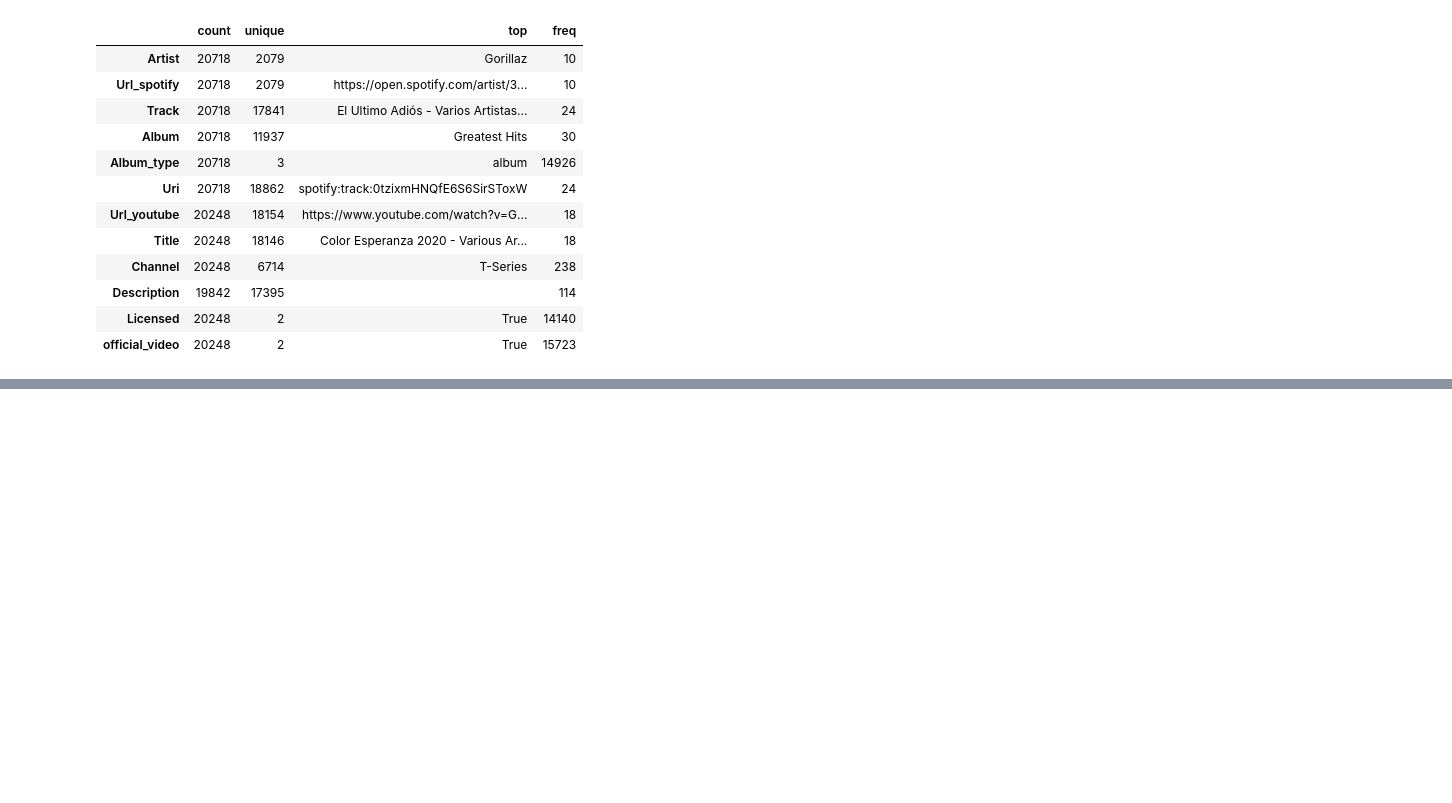
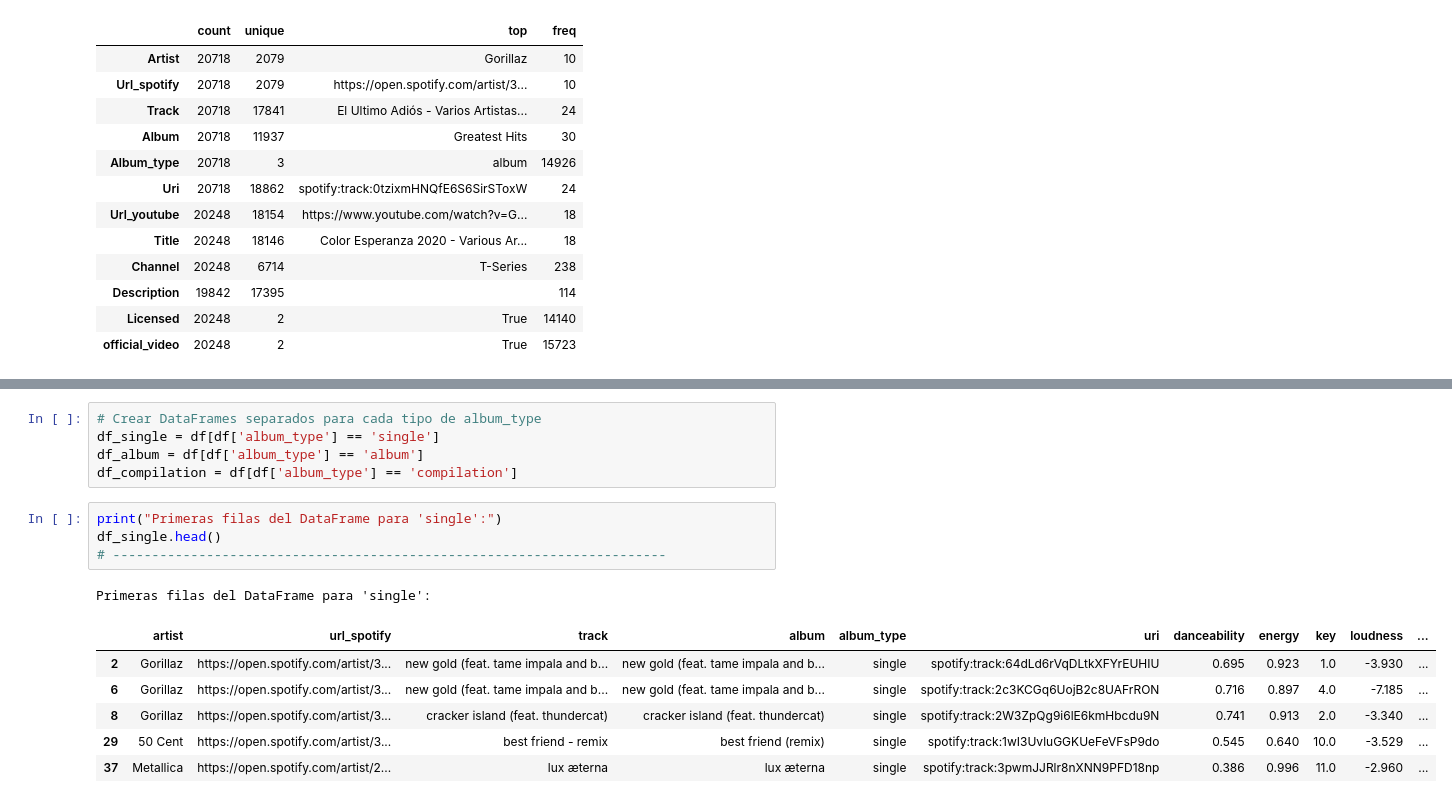
Before and after one commit to TeresaAdalab/Modu-3-Evaluaci-n-Intermedia, a Jupyter notebook: Evalución Intermedia Modulo 3.ipynb, the cells around one changed output, grey strips where cells are left out. Cells and saved outputs as stored; diff of their text form; blank space fills up the shorter version.

```diff
--- a/Evalución Intermedia Modulo 3.ipynb
+++ b/Evalución Intermedia Modulo 3.ipynb
@@ -187,0 +292,17 @@ estadisticos_categoricos
+# %%
+# Crear DataFrames separados para cada tipo de album_type
+df_single = df[df['album_type'] == 'single']
+df_album = df[df['album_type'] == 'album']
+df_compilation = df[df['album_type'] == 'compilation']
+# %%
+print("Primeras filas del DataFrame para 'single':")
+df_single.head()
+# -----------------------------------------------------------------------
+# %% [output]
+Primeras filas del DataFrame para 'single':
+|  | artist | url_spotify | track | album | album_type | uri | danceability | energy | key | loudness | ... |
+| 2 | Gorillaz | https://open.spotify.com/artist/3... | new gold (feat. tame impala and b... | new gold (feat. tame impala and b... | single | spotify:track:64dLd6rVqDLtkXFYrEUHIU | 0.695 | 0.923 | 1.0 | -3.930 | ... |
+| 6 | Gorillaz | https://open.spotify.com/artist/3... | new gold (feat. tame impala and b... | new gold (feat. tame impala and b... | single | spotify:track:2c3KCGq6UojB2c8UAFrRON | 0.716 | 0.897 | 4.0 | -7.185 | ... |
+| 8 | Gorillaz | https://open.spotify.com/artist/3... | cracker island (feat. thundercat) | cracker island (feat. thundercat) | single | spotify:track:2W3ZpQg9i6lE6kmHbcdu9N | 0.741 | 0.913 | 2.0 | -3.340 | ... |
+| 29 | 50 Cent | https://open.spotify.com/artist/3... | best friend - remix | best friend (remix) | single | spotify:track:1wI3UvluGGKUeFeVFsP9do | 0.545 | 0.640 | 10.0 | -3.529 | ... |
+| 37 | Metallica | https://open.spotify.com/artist/2... | lux æterna | lux æterna | single | spotify:track:3pwmJJRlr8nXNN9PFD18np | 0.386 | 0.996 | 11.0 | -2.960 | ... |
```
Also changed, not shown: parts of 25 cells of this notebook.
